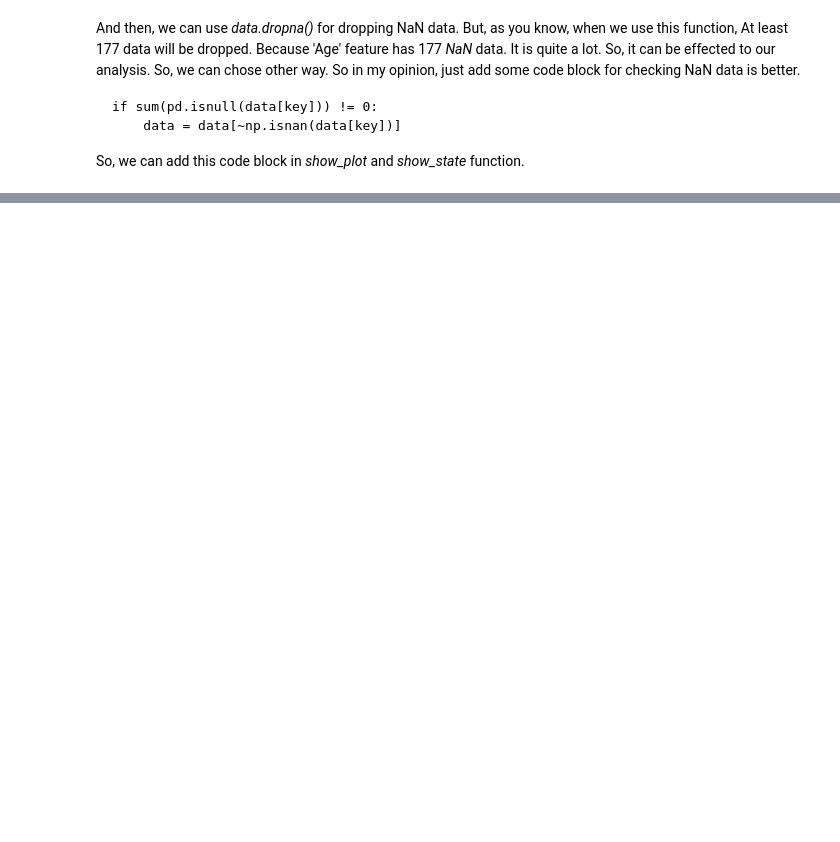
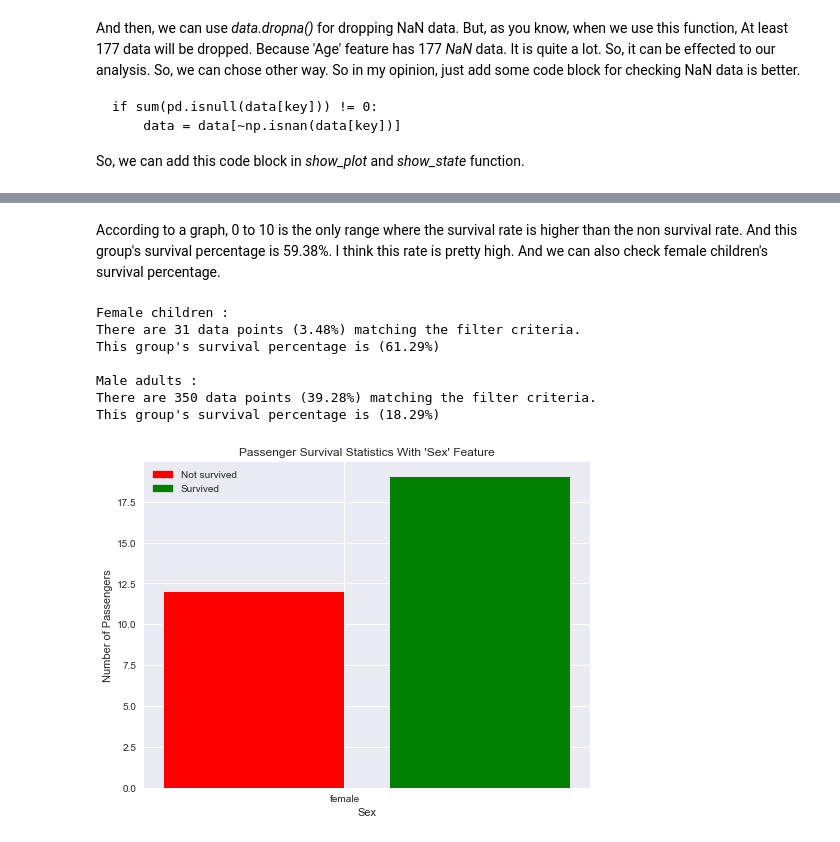
Before and after one commit to WooRaZil-Boy/DAND, a Jupyter notebook: titanic_data/titanic.ipynb, the cells around one changed output, grey strips where cells are left out. Cells and saved outputs as stored; diff of their text form; code cells hidden in the pictures; blank space fills up the shorter version.

```diff
--- a/titanic_data/titanic.ipynb
+++ b/titanic_data/titanic.ipynb
@@ -337,0 +306,17 @@ show_plot(data.copy(), "Sex", ["Fare >= 50", "Sex == 'female'"])
+# %% [markdown]
+According to a graph, 0 to 10 is the only range where the survival rate is higher than the non survival rate. And this group's survival percentage is 59.38%. I think this rate is pretty high. And we can also check female children's survival percentage.
+# %%
+print("Female children :")
+show_stats(data.copy(), "Age", ["Age <= 10", "Sex == female"])
+print("\nMale adults :")
+show_stats(data.copy(), "Age", ["Age >= 21", "Sex == male"])
+show_plot(data.copy(), "Sex", ["Age <= 10", "Sex == female"])
+# %% [output]
+Female children :
+There are 31 data points (3.48%) matching the filter criteria.
+This group's survival percentage is (61.29%)
+
+Male adults :
+There are 350 data points (39.28%) matching the filter criteria.
+This group's survival percentage is (18.29%)
+[figure, added]
```
Also changed, not shown: parts of 41 cells of this notebook, 1 other file.
